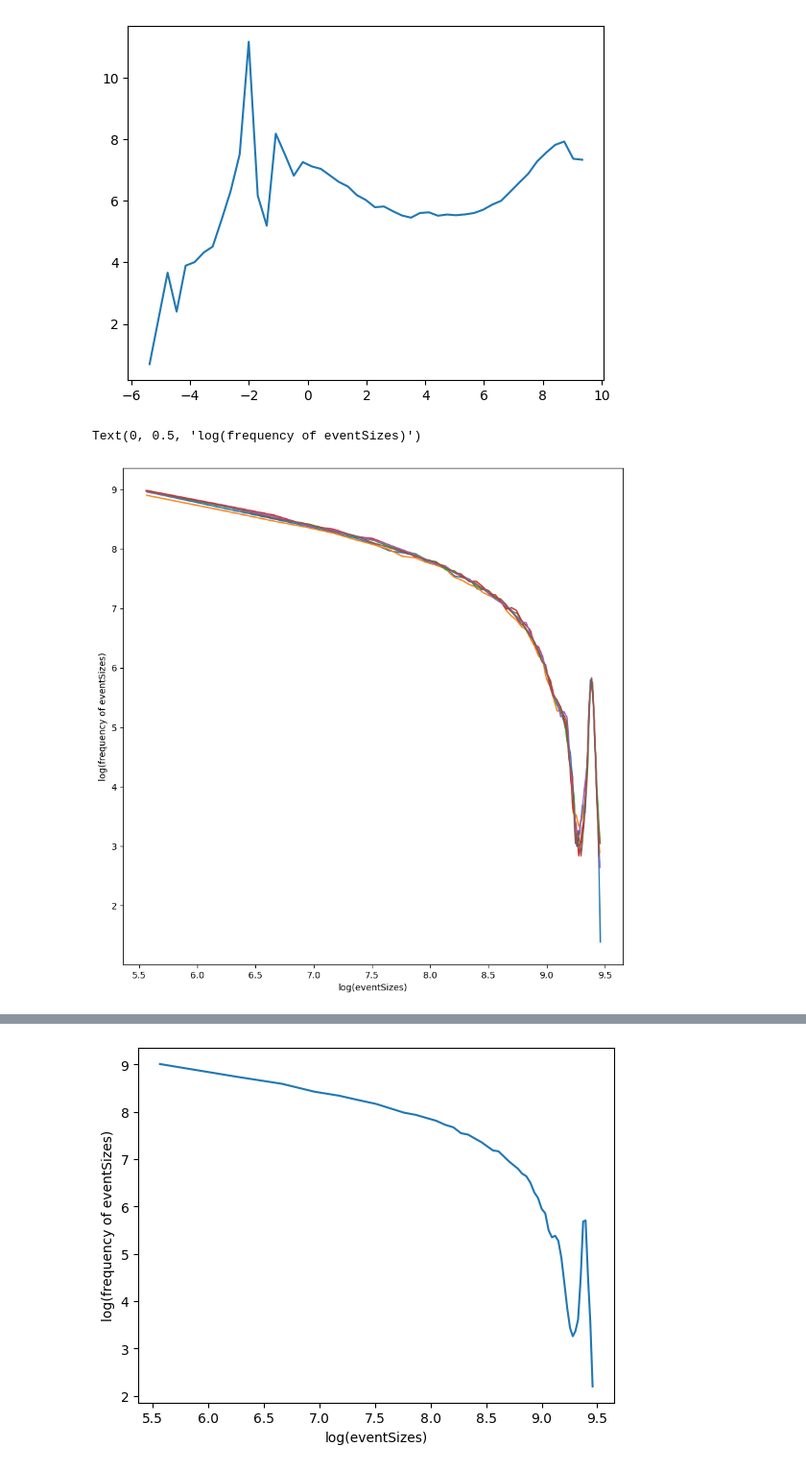
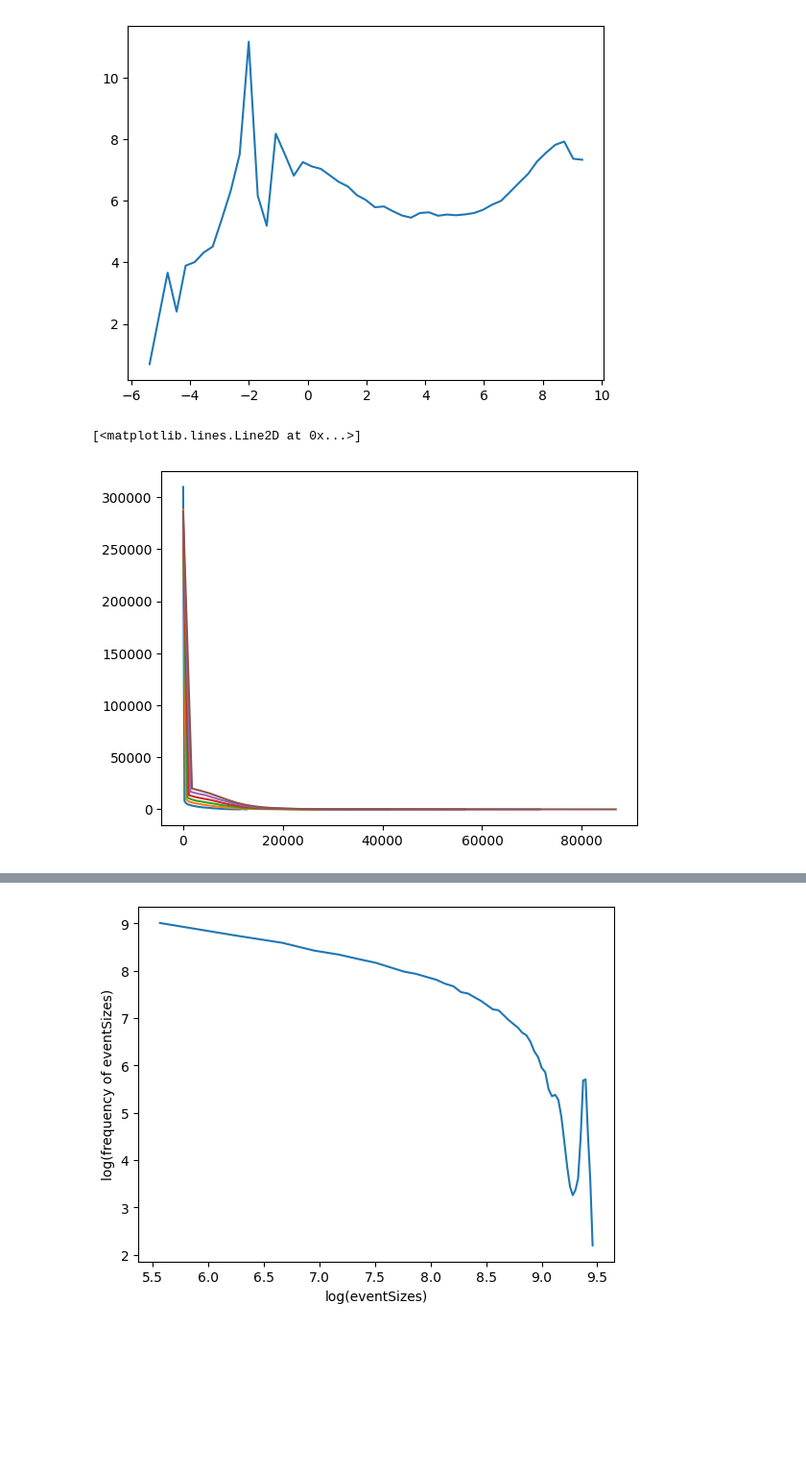
Before and after one commit to alireza-astane/Burridge_Knopoff_Model, a Jupyter notebook: BK_model/BKMoldel.ipynb, the cells around one changed output, grey strips where cells are left out. Shown at 96% size. Cells and saved outputs as stored; diff of their text form; code cells hidden in the pictures; blank space fills up the shorter version.

```diff
--- a/BK_model/BKMoldel.ipynb
+++ b/BK_model/BKMoldel.ipynb
@@ -224,36 +224,32 @@ slope is 0.15274757463505614
 # %%
 eventsSizes100 = torch.load("eventsSizes_100.pt")
 eventsSizes200 = torch.load("eventsSizes_200.pt")
 eventsSizes300 = torch.load("eventsSizes_300.pt")
 eventsSizes400 = torch.load("eventsSizes_400.pt")
 eventsSizes500 = torch.load("eventsSizes_500.pt")
 eventsSizes600 = torch.load("eventsSizes_600.pt")
+eventsSizes = torch.load("eventsSizes_100.pt")
 
 # plt.title("log(frequency of eventSizes) vs log(eventSizes) for independent sampling")
 
 bins = 50
 freq1,size1 = np.histogram((eventsSizes100).cpu(),bins=bins)
 freq2,size2 = np.histogram((eventsSizes200).cpu(),bins=bins)
 freq3,size3 = np.histogram((eventsSizes300).cpu(),bins=bins)
 freq4,size4 = np.histogram((eventsSizes400).cpu(),bins=bins)
 freq5,size5 = np.histogram((eventsSizes500).cpu(),bins=bins)
 freq6,size6 = np.histogram((eventsSizes600).cpu(),bins=bins)
 
-plt.figure(figsize=(10,10))
 
-plt.plot(np.log(size1[:-1]),np.log(freq1))
-plt.plot(np.log(size2[:-1]),np.log(freq2))
-plt.plot(np.log(size3[:-1]),np.log(freq3))
-plt.plot(np.log(size4[:-1]),np.log(freq4))
-plt.plot(np.log(size5[:-1]),np.log(freq5))
-plt.plot(np.log(size6[:-1]),np.log(freq6))
+plt.plot(size1[:-1],freq1)
+plt.plot(size2[:-1],freq2)
+plt.plot(size3[:-1],freq3)
+plt.plot(size4[:-1],freq4)
+plt.plot(size5[:-1],freq5)
+plt.plot(size6[:-1],freq6)
 
-
-
-plt.xlabel("log(eventSizes)")
-plt.ylabel("log(frequency of eventSizes)")
-
-# plt.savefig("fig1_1.png")
+# plt.xlim((np.exp(9),np.exp(9.5)))
+# plt.ylim((0,1000))
 # %% [output]
-Text(0, 0.5, 'log(frequency of eventSizes)')
+[<matplotlib.lines.Line2D at 0x...>]
-[figure, old version]
+[figure, new version]
```
Also changed, not shown: parts of 4 cells of this notebook.
